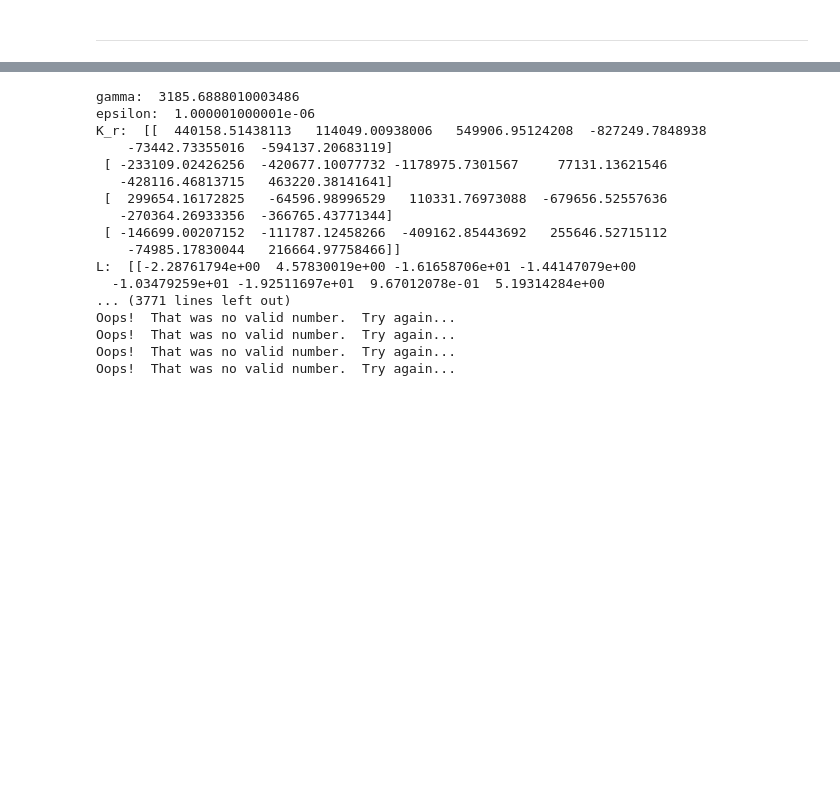
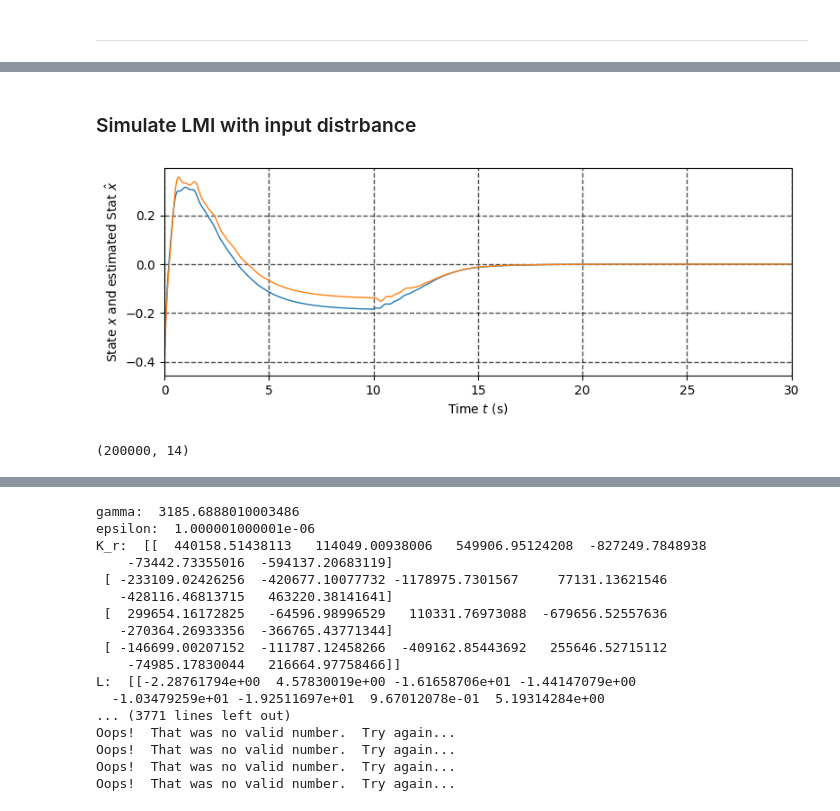
Before and after one commit to Ahmad0Aldaher/Flat_Quadruped_H_infinity, a Jupyter notebook: Flat Quadruped H infinity.ipynb, the cells around one changed output, grey strips where cells are left out. Cells and saved outputs as stored; diff of their text form; code cells hidden in the pictures; blank space fills up the shorter version.

```diff
--- a/Flat Quadruped H infinity.ipynb
+++ b/Flat Quadruped H infinity.ipynb
@@ -250,0 +482,2 @@ observable
+# %% [markdown]
+### Simulate LMI with input distrbance
@@ -250,0 +530,27 @@ observable
+# %%
+T = 30# Final time
+
+t = np.linspace(0, T, int(2E5)) # Create time span
+
+state_0 = np.hstack((x_real_0, x_hat_0))
+
+state_sol_dist = odeint(sys_ode_distrubance, state_0, t)
+# %%
+figure(figsize=(9, 3))
+
+# plot(t, state_sol_dist, linewidth=1.0)
+plot(t, state_sol_dist[:,0], linewidth=1.0)
+plot(t, state_sol_dist[:,n], linewidth=1.0)
+grid(color='black', linestyle='--', linewidth=1.0, alpha = 0.7)
+grid(True)
+xlim([0, T])
+ylabel(r'State ${x}$ and estimated Stat $\hat{x}$')
+xlabel(r'Time $t$ (s)')
+show()
+# %% [output]
+[figure, added]
+# %%
+error_dist=state_sol_dist[:,:n]-state_sol_dist[:,n:]
+print(error_dist.shape)
+# %% [output]
+(200000, 14)
```
Also changed, not shown: parts of 93 cells of this notebook.
